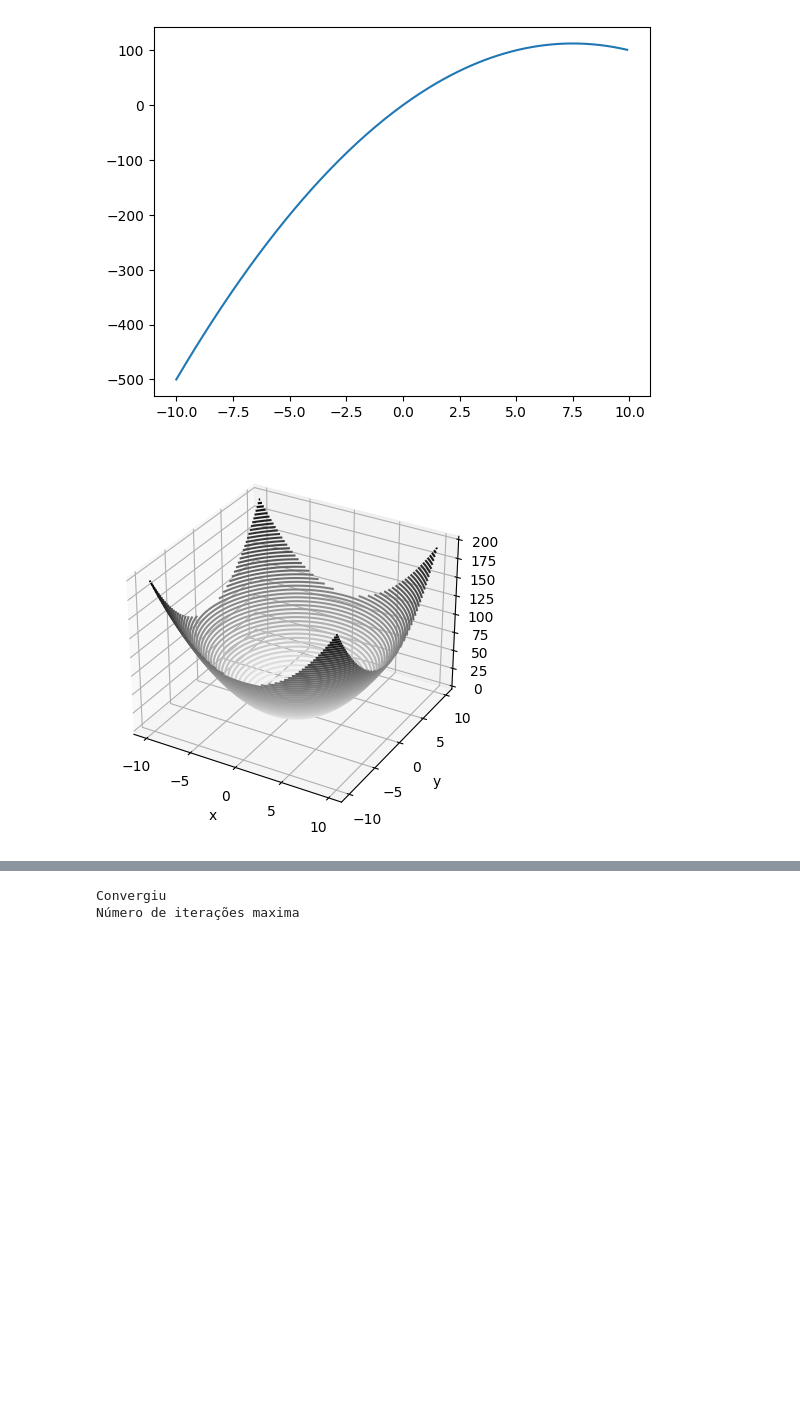
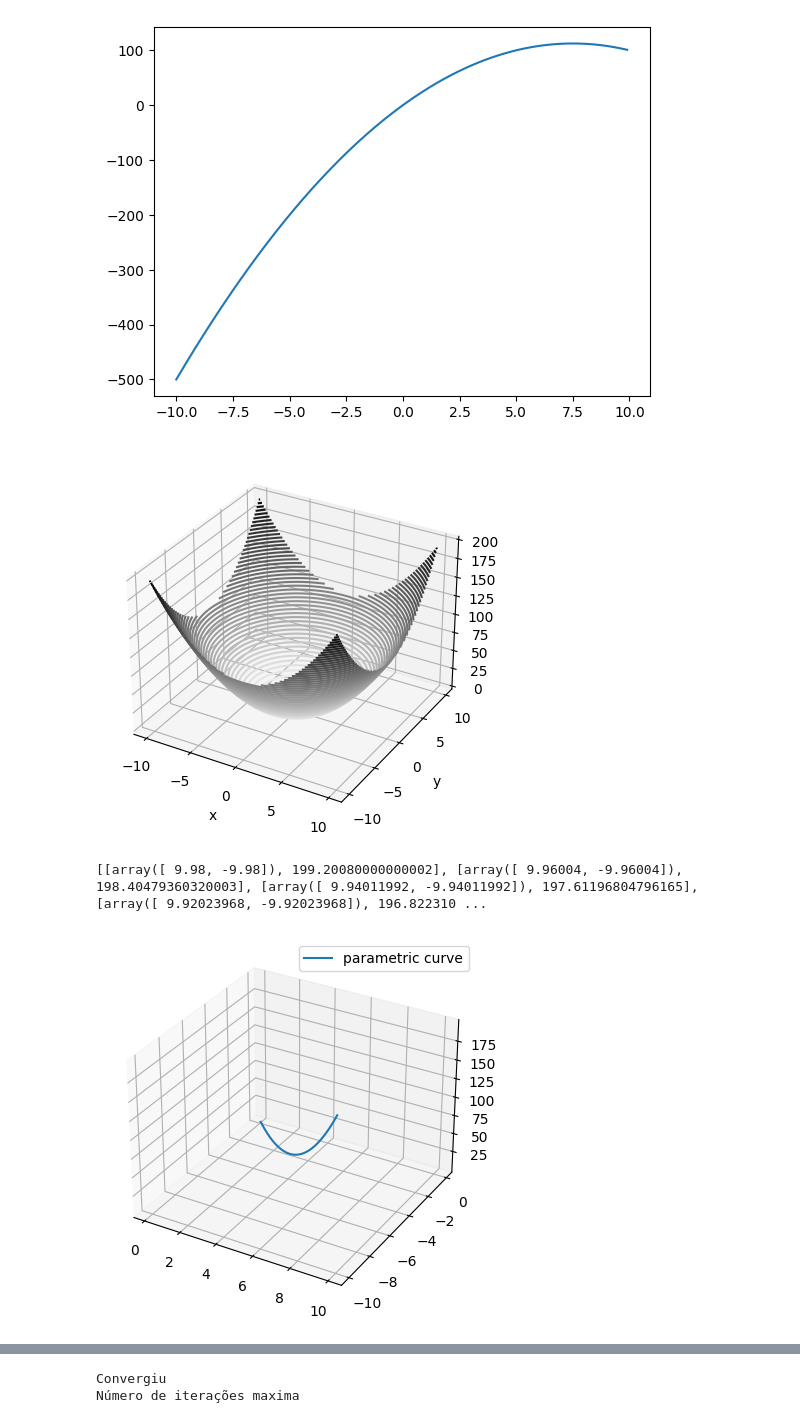
Before and after one commit to amaral220x/IC2023, a Jupyter notebook: gradient.ipynb, the cells around one changed output, grey strips where cells are left out. Cells and saved outputs as stored; diff of their text form; code cells hidden in the pictures; blank space fills up the shorter version.

```diff
--- a/gradient.ipynb
+++ b/gradient.ipynb
@@ -60,12 +66,39 @@ def plot2():
     ax.set_xlabel('x')
     ax.set_ylabel('y')
     ax.set_zlabel('z')
+    ax.plot([xf[0]], [xf[1]], [fx], markerfacecolor='r', markeredgecolor='r', marker='o', markersize=7)
     plt.show()
 
 plot2()
-plt.show()
+print(res)
 # %% [output]
 [figure]
+[[array([ 9.98, -9.98]), 199.20080000000002], [array([ 9.96004, -9.96004]), 198.40479360320003], [array([ 9.94011992, -9.94011992]), 197.61196804796165], [array([ 9.92023968, -9.92023968]), 196.822310 ...
+# %%
+def tratarRes():
+    x = []
+    y = []
+    z = []
+    for i in range(len(res)):
+        x.append(res[i][0][0])
+        y.append(res[i][0][1])
+        z.append(res[i][1])
+    return x, y, z
+X,Y,Z= tratarRes()
+# %%
+#Plotar a linha de descida do gradiente em 3D
+import matplotlib.pyplot as plt
+from mpl_toolkits.mplot3d import Axes3D
+def plot3(x,y,z):
+    fig = plt.figure()
+    ax = fig.add_subplot(111, projection='3d')
+    ax.plot(x, y, z, label='parametric curve')
+    ax.legend()
+    plt.show()
+
+plot3(X,Y,Z)
+# %% [output]
+[figure, added]
 # %%
 
 x = np.array([-10])
```
Also changed, not shown: parts of 2 cells of this notebook.
